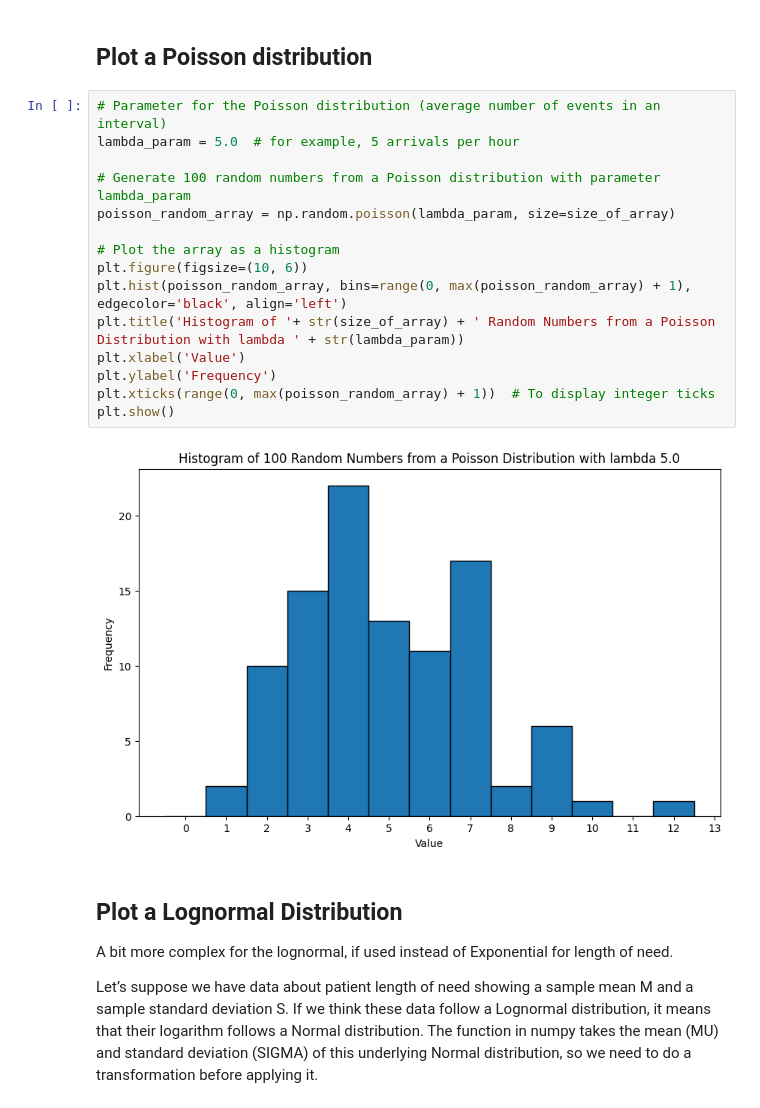
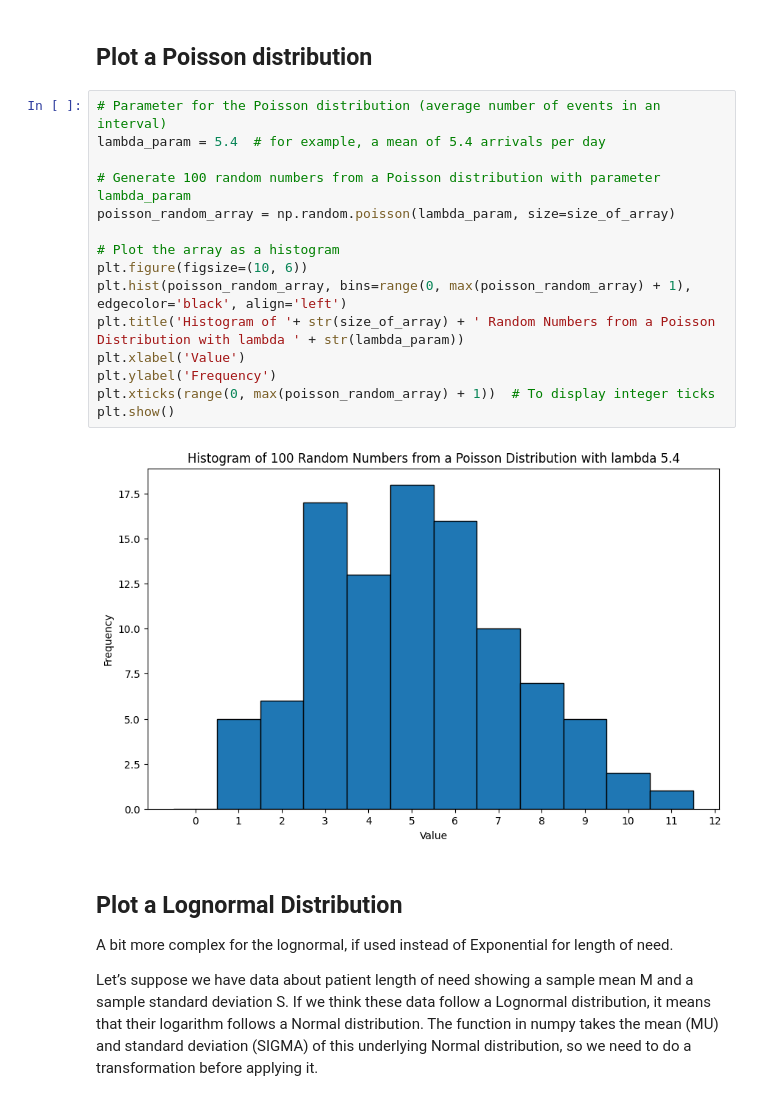
Before and after one commit to zmek/queue_network_simulator, a Jupyter notebook: intro.ipynb, the cells around one changed output. Cells and saved outputs as stored; diff of their text form.

```diff
--- a/intro.ipynb
+++ b/intro.ipynb
@@ -127,21 +127,21 @@ plt.show()
 ## Plot a Poisson distribution
 # %%
 # Parameter for the Poisson distribution (average number of events in an interval)
-lambda_param = 5.0  # for example, 5 arrivals per hour
+lambda_param = 5.4  # for example, a mean of 5.4 arrivals per day
 
 # Generate 100 random numbers from a Poisson distribution with parameter lambda_param
 poisson_random_array = np.random.poisson(lambda_param, size=size_of_array)
 
 # Plot the array as a histogram
 plt.figure(figsize=(10, 6))
 plt.hist(poisson_random_array, bins=range(0, max(poisson_random_array) + 1), edgecolor='black', align='left')
 plt.title('Histogram of '+ str(size_of_array) + ' Random Numbers from a Poisson Distribution with lambda ' + str(lambda_param))
 plt.xlabel('Value')
 plt.ylabel('Frequency')
 plt.xticks(range(0, max(poisson_random_array) + 1))  # To display integer ticks
 plt.show()
 # %% [output]
-[figure, old version]
+[figure, new version]
 # %% [markdown]
 ## Plot a Lognormal Distribution
 
```
Also changed, not shown: 15 other files.
